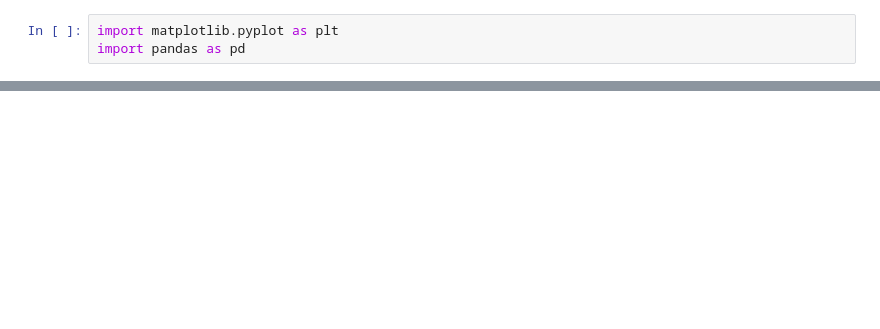
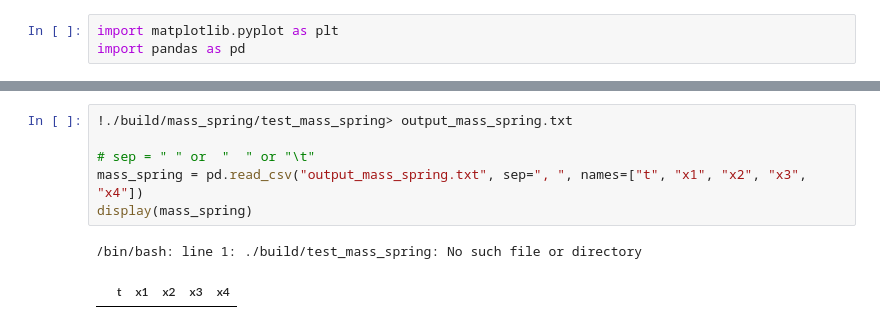
Before and after one commit to EdoardoBonetti/ASC-ODE, a Jupyter notebook: CppTests.ipynb, the cells around one changed output, grey strips where cells are left out. Cells and saved outputs as stored; diff of their text form; blank space fills up the shorter version.

```diff
--- a/CppTests.ipynb
+++ b/CppTests.ipynb
@@ -75,3 +77,12 @@ plt.plot( ode["y"])
 100 rows × 3 columns
 [<matplotlib.lines.Line2D at 0x...>]
 [figure]
+# %%
+!./build/mass_spring/test_mass_spring> output_mass_spring.txt
+
+# sep = " " or  "  " or "\t"
+mass_spring = pd.read_csv("output_mass_spring.txt", sep=", ", names=["t", "x1", "x2", "x3", "x4"])
+display(mass_spring)
+# %% [output]
+/bin/bash: line 1: ./build/test_mass_spring: No such file or directory
+|  | t | x1 | x2 | x3 | x4 |
```
Also changed, not shown: parts of 3 cells of this notebook.
